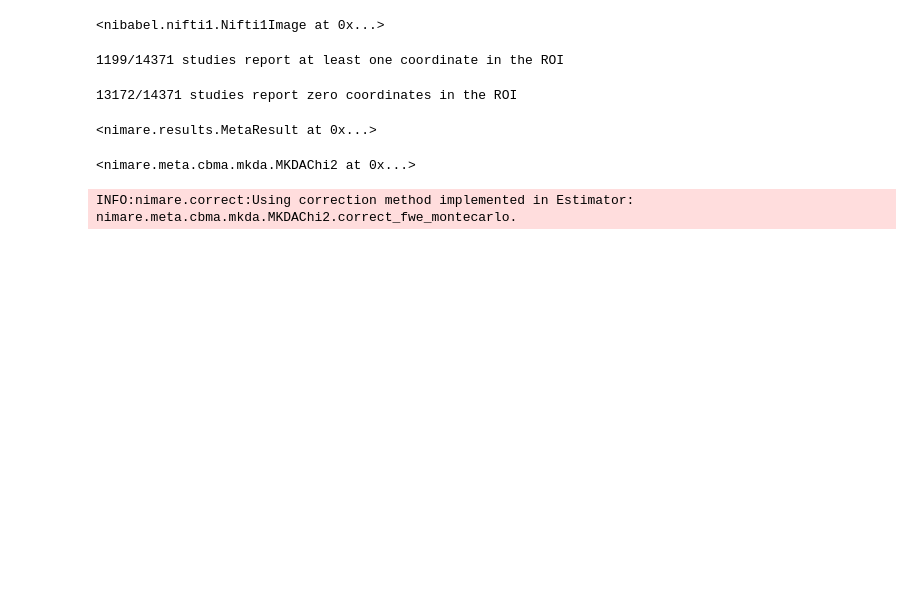
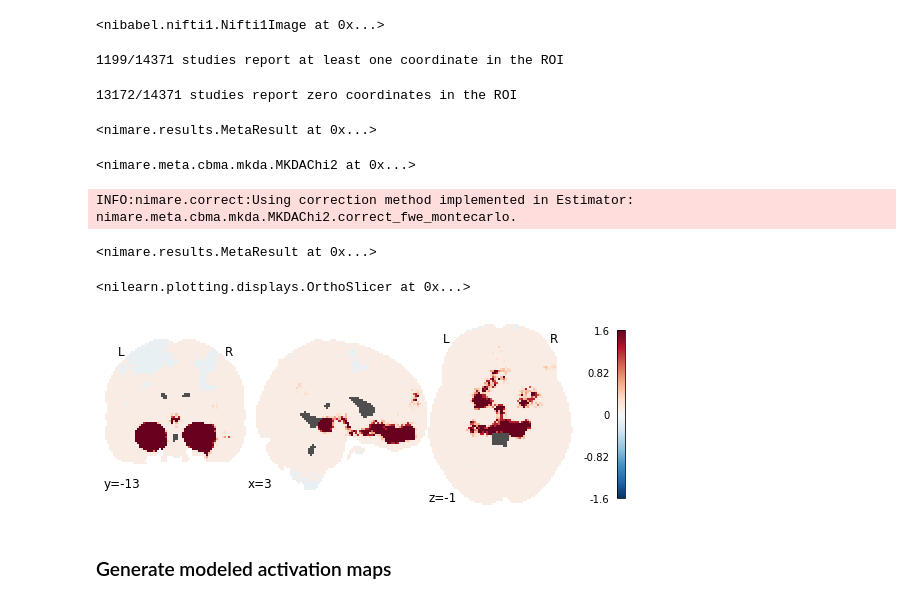
Before and after one commit to ReinderVosDeWael/BrainStat, a Jupyter notebook: nima/example_nimare.ipynb, the cells around one changed output. Cells and saved outputs as stored; diff of their text form; code cells hidden in the pictures; blank space fills up the shorter version.

```diff
--- a/nima/example_nimare.ipynb
+++ b/nima/example_nimare.ipynb
@@ -243,7 +237,24 @@ mkda.fit(dset_sel, dset_unsel)
 # %% [output]
 <nimare.meta.cbma.mkda.MKDAChi2 at 0x...>
 # %%
-corr = nimare.correct.FWECorrector(method="montecarlo", n_iters=10000)
+corr = nimare.correct.FWECorrector(method="montecarlo", n_iters=10)
 cres = corr.transform(mkda.results)
 # %% [output]
 INFO:nimare.correct:Using correction method implemented in Estimator: nimare.meta.cbma.mkda.MKDAChi2.correct_fwe_montecarlo.
+# %%
+cres
+# %% [output]
+<nimare.results.MetaResult at 0x...>
+# %%
+# We want the "specificity" map (2-way chi-square between sel and unsel)
+plotting.plot_stat_map(
+    cres.get_map('z_desc-specificity_level-voxel_corr-FWE_method-montecarlo'),
+    threshold=0,
+    draw_cross=False,
+    cmap="RdBu_r",
+)
+# %% [output]
+<nilearn.plotting.displays.OrthoSlicer at 0x...>
+[figure, added]
+# %% [markdown]
+### Generate modeled activation maps
```
Also changed, not shown: parts of 12 cells of this notebook.
